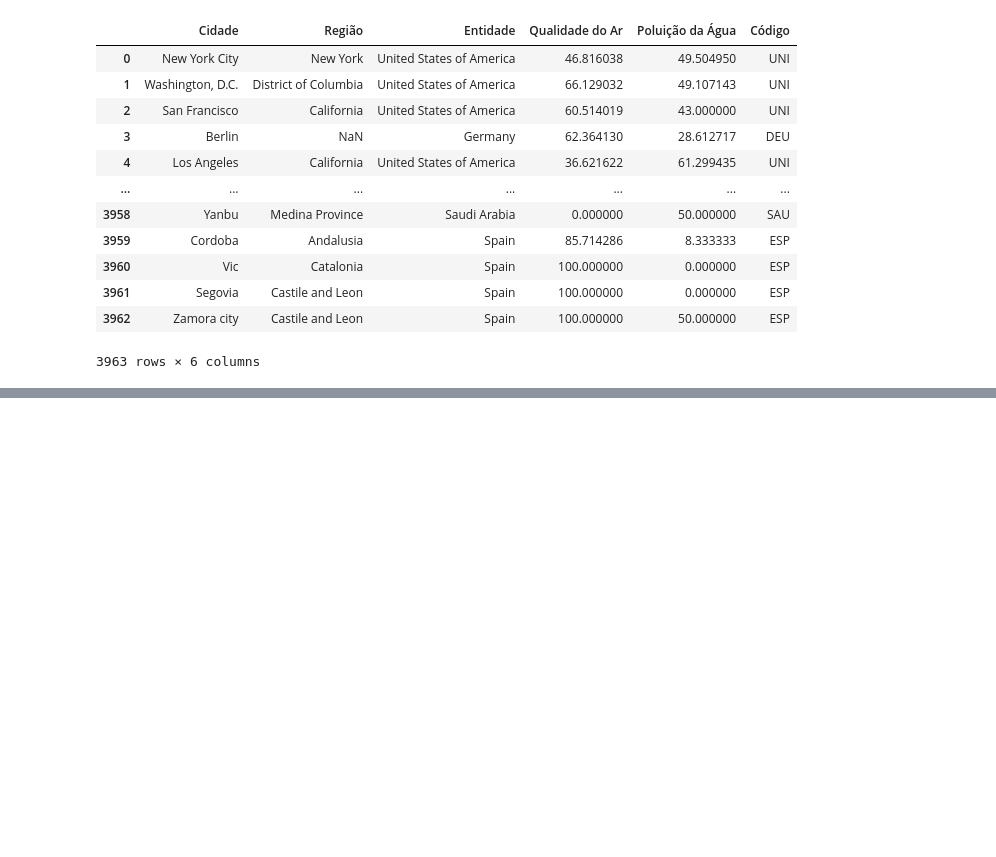
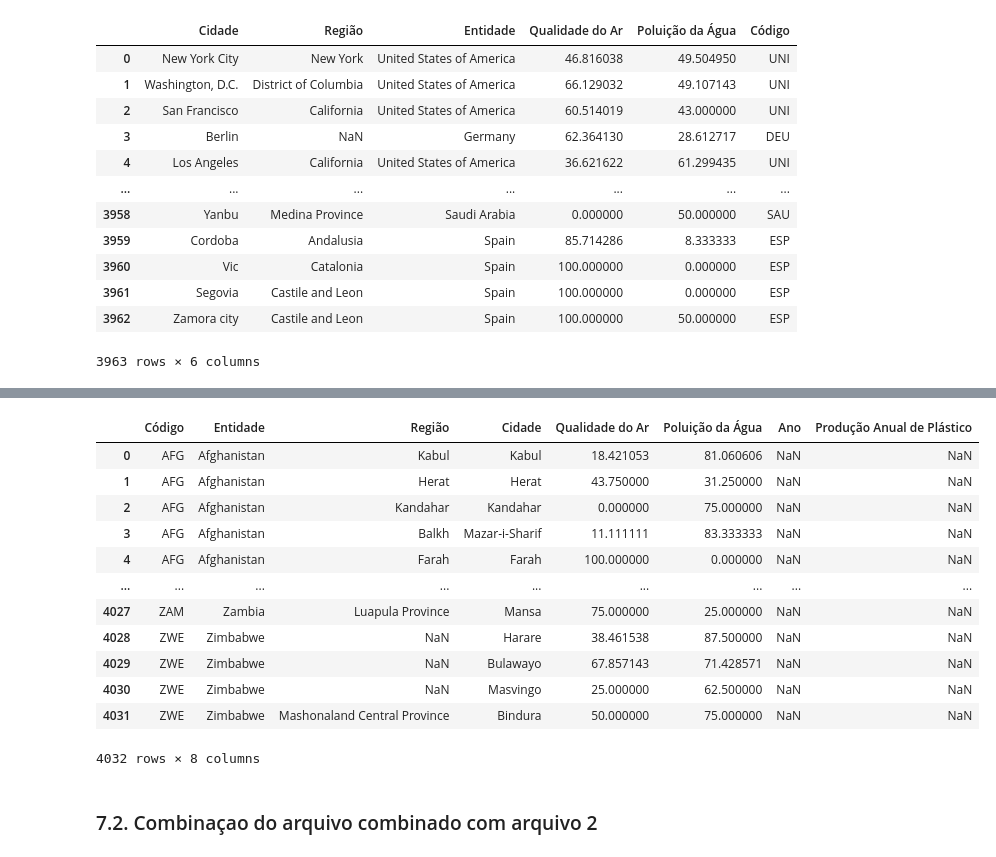
Before and after one commit to patinaomi/global-solutions, a Jupyter notebook: AI & Chatbot/producao_plastico.ipynb, the cells around one changed output, grey strips where cells are left out. Saved outputs shown, nothing was run; the diff lists cells and outputs as text; code cells hidden in the pictures; blank space fills up the shorter version.

```diff
--- a/AI & Chatbot/producao_plastico.ipynb
+++ b/AI & Chatbot/producao_plastico.ipynb
@@ -880,0 +941,18 @@ df5_atualizado
+# %%
+df_combinado
+# %% [output]
+|  | Código | Entidade | Região | Cidade | Qualidade do Ar | Poluição da Água | Ano | Produção Anual de Plástico |
+| 0 | AFG | Afghanistan | Kabul | Kabul | 18.421053 | 81.060606 | NaN | NaN |
+| 1 | AFG | Afghanistan | Herat | Herat | 43.750000 | 31.250000 | NaN | NaN |
+| 2 | AFG | Afghanistan | Kandahar | Kandahar | 0.000000 | 75.000000 | NaN | NaN |
+| 3 | AFG | Afghanistan | Balkh | Mazar-i-Sharif | 11.111111 | 83.333333 | NaN | NaN |
+| 4 | AFG | Afghanistan | Farah | Farah | 100.000000 | 0.000000 | NaN | NaN |
+| ... | ... | ... | ... | ... | ... | ... | ... | ... |
+| 4027 | ZAM | Zambia | Luapula Province | Mansa | 75.000000 | 25.000000 | NaN | NaN |
+| 4028 | ZWE | Zimbabwe | NaN | Harare | 38.461538 | 87.500000 | NaN | NaN |
+| 4029 | ZWE | Zimbabwe | NaN | Bulawayo | 67.857143 | 71.428571 | NaN | NaN |
+| 4030 | ZWE | Zimbabwe | NaN | Masvingo | 25.000000 | 62.500000 | NaN | NaN |
+| 4031 | ZWE | Zimbabwe | Mashonaland Central Province | Bindura | 50.000000 | 75.000000 | NaN | NaN |
+4032 rows × 8 columns
+# %% [markdown]
+### 7.2. Combinaçao do arquivo combinado com arquivo 2
```
Also changed, not shown: parts of 23 cells of this notebook, 6 other files.
